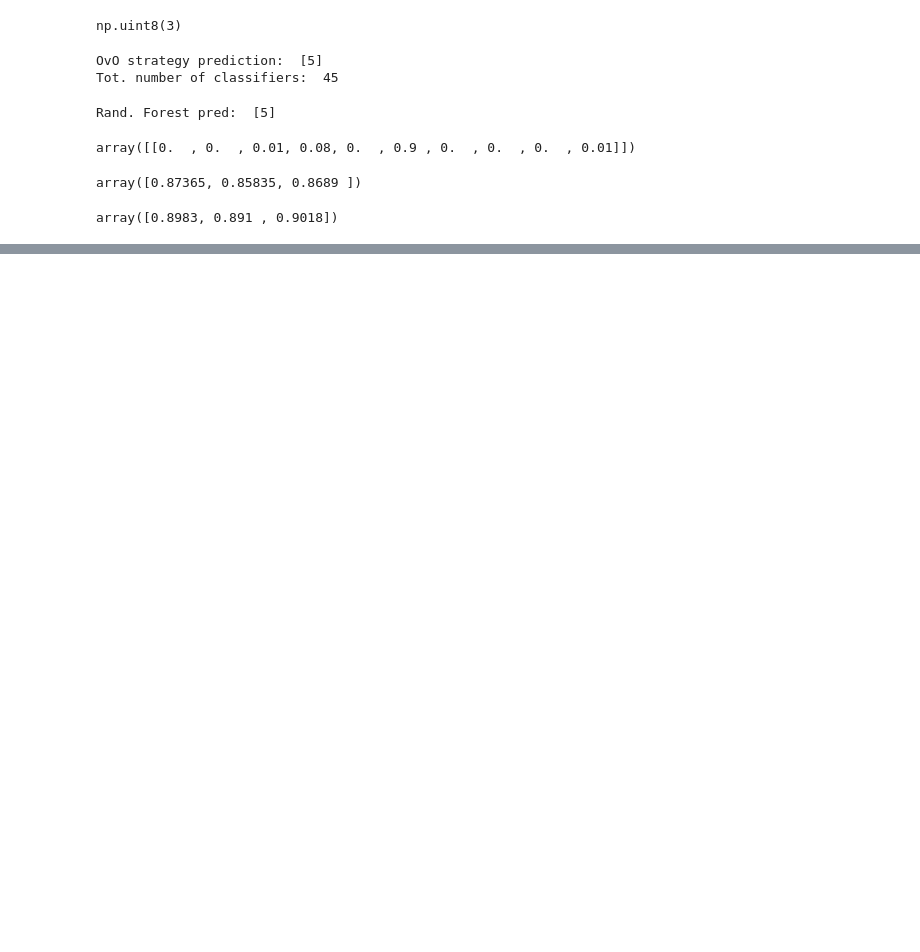
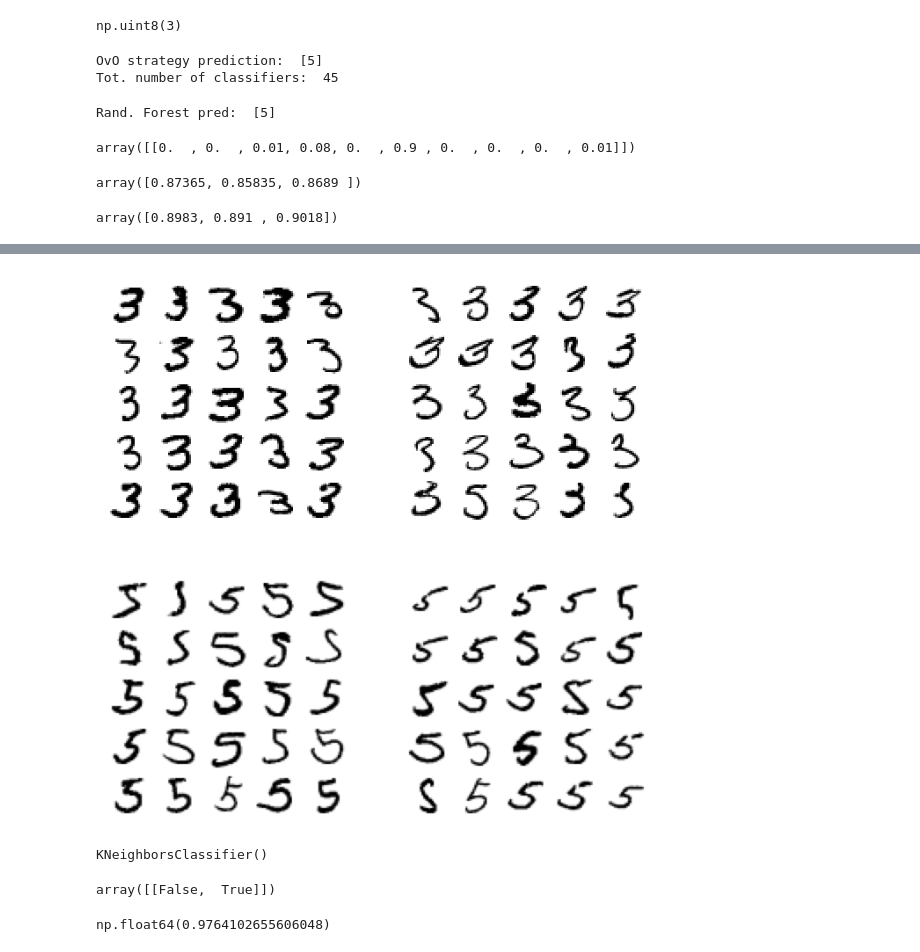
Before and after one commit to jonskerlj/ml_review, a Jupyter notebook: Classification_MNIST.ipynb, the cells around one changed output, grey strips where cells are left out. Saved outputs shown, nothing was run; the diff lists cells and outputs as text; code cells hidden in the pictures; blank space fills up the shorter version.

Commit message:
Finished classification chapter

```diff
--- a/Classification_MNIST.ipynb
+++ b/Classification_MNIST.ipynb
@@ -404,0 +442,40 @@ plt.show()
+# %%
+# EXTRA - helper function to plot digits
+def plot_digits(instances, images_per_row=10, **options):
+    size = 28
+    images_per_row = min(len(instances), images_per_row)
+    # This is equivalent to n_rows = ceil(len(instances) / images_per_row):
+    n_rows = (len(instances) - 1) // images_per_row + 1
+
+    # Append empty images to fill the end of the grid, if needed:
+    n_empty = n_rows * images_per_row - len(instances)
+    padded_instances = np.concatenate([instances, np.zeros((n_empty, size * size))], axis=0)
+
+    # Reshape the array so it's organized as a grid containing 28×28 images:
+    image_grid = padded_instances.reshape((n_rows, images_per_row, size, size))
+
+    # Combine axes 0 and 2 (vertical image grid axis, and vertical image axis),
+    # and axes 1 and 3 (horizontal axes). We first need to move the axes that we
+    # want to combine next to each other, using transpose(), and only then we
+    # can reshape:
+    big_image = image_grid.transpose(0, 2, 1, 3).reshape(n_rows * size,
+                                                         images_per_row * size)
+    # Now that we have a big image, we just need to show it:
+    plt.imshow(big_image, cmap = mpl.cm.binary, **options)
+    plt.axis("off")
+# %%
+# let's plot examples or 3s and 5s (plot_digits() - uses Matplotlib's imshow() function)
+cl_a, cl_b = 3, 5
+X_aa = X_train[(y_train == cl_a) & (y_train_pred == cl_a)]
+X_ab = X_train[(y_train == cl_a) & (y_train_pred == cl_b)]
+X_ba = X_train[(y_train == cl_b) & (y_train_pred == cl_a)]
+X_bb = X_train[(y_train == cl_b) & (y_train_pred == cl_b)]
+
+plt.figure(figsize=(8,8))
+plt.subplot(221); plot_digits(X_aa[:25], images_per_row=5)
+plt.subplot(222); plot_digits(X_ab[:25], images_per_row=5)
+plt.subplot(223); plot_digits(X_ba[:25], images_per_row=5)
+plt.subplot(224); plot_digits(X_bb[:25], images_per_row=5)
+plt.show()
+# %% [output]
+[figure, added]
@@ -404,0 +490,30 @@ plt.show()
+# %%
+# Multilabel classification
+# - when you want to output multiple classes for each instance, e.g. face-recognition when multiple people are present
+# simple example:
+from sklearn.neighbors import KNeighborsClassifier
+
+y_train_large = (y_train >= 7)
+y_train_odd = (y_train % 2 == 1)
+y_multilabel = np.c_[y_train_large, y_train_odd]
+knn_clf = KNeighborsClassifier()
+knn_clf.fit(X_train, y_multilabel)
+# %% [output]
+KNeighborsClassifier()
+# %%
+# creates y_multilaber array containing two target labels for each digit image
+# first - indicates whether the digit is large (7/8/9),
+# second - wheter it is odd or not
+# using Kneighbors classifier we train using multiple targets array
+# Prediction outputs two labels
+knn_clf.predict([some_digit])
+# %% [output]
+array([[False,  True]])
+# %%
+# The digit 5 is indeed not large (False) and odd (True)
+# Many ways to evaluate multilabel classifier - right metric depends on the project
+# e.g. F1 score for each individual label and then computing the average score:
+y_train_knn_pred = cross_val_predict(knn_clf, X_train, y_multilabel, cv=3)
+f1_score(y_multilabel, y_train_knn_pred, average="macro")
+# %% [output]
+np.float64(0.9764102655606048)
```
Also changed, not shown: parts of 9 cells of this notebook.
